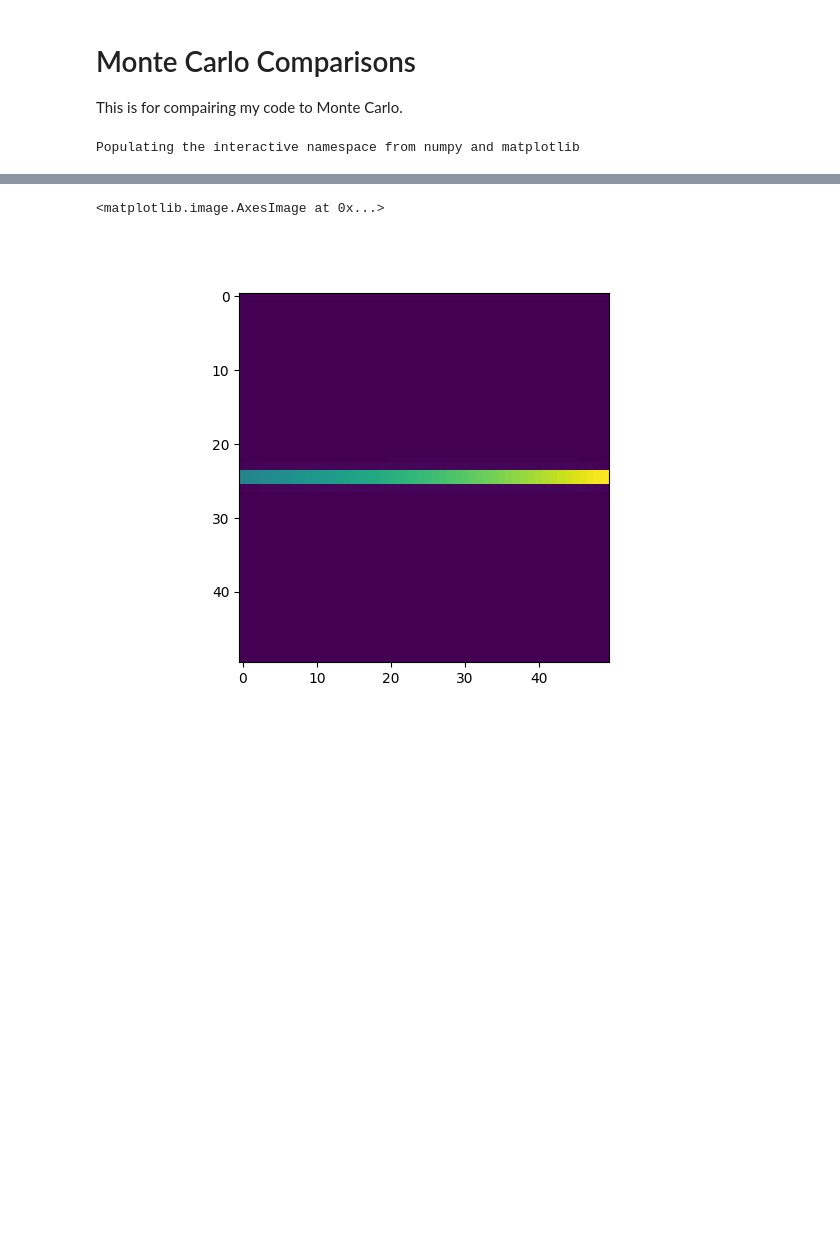
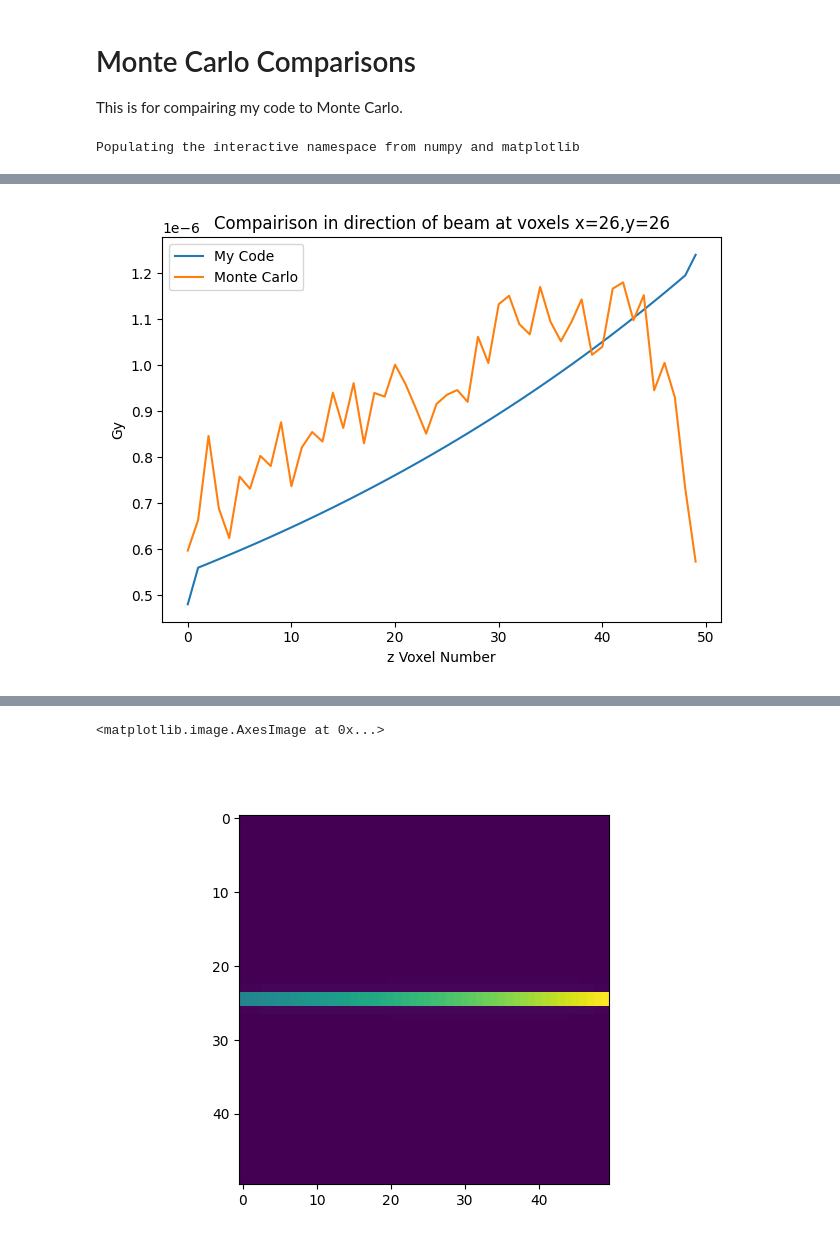
Before and after one commit to jbrewster7/NSERC-Summer-2022, a Jupyter notebook: Python/Monte_Carlo_Comparisons.ipynb, the cells around one changed output, grey strips where cells are left out. Saved outputs shown, nothing was run; the diff lists cells and outputs as text; code cells hidden in the pictures; blank space fills up the shorter version.

```diff
--- a/Python/Monte_Carlo_Comparisons.ipynb
+++ b/Python/Monte_Carlo_Comparisons.ipynb
@@ -54,2 +79,14 @@ legend()
+# %%
+ifig=4;close(ifig);figure(ifig)
+plot(my_dose_array[26][25]*conversion,label='My Code') # if I multiply by 1.02 it lines up perfectly (I attribute this to fluence)
+# plot(my_dose_array_corrected[25][25]*conversion,label='My Code Corrected')
+plot(mc_dose_array[26][25],label='Monte Carlo')
+legend()
+title('Compairison in direction of beam at voxels x=26,y=26')
+ylabel('Gy')
+xlabel('z Voxel Number')
+tight_layout()
+# %% [output]
+[figure, added]
 # %%
 close(6);figure(6)
```
Also changed, not shown: parts of 20 cells of this notebook, 7 other files.
